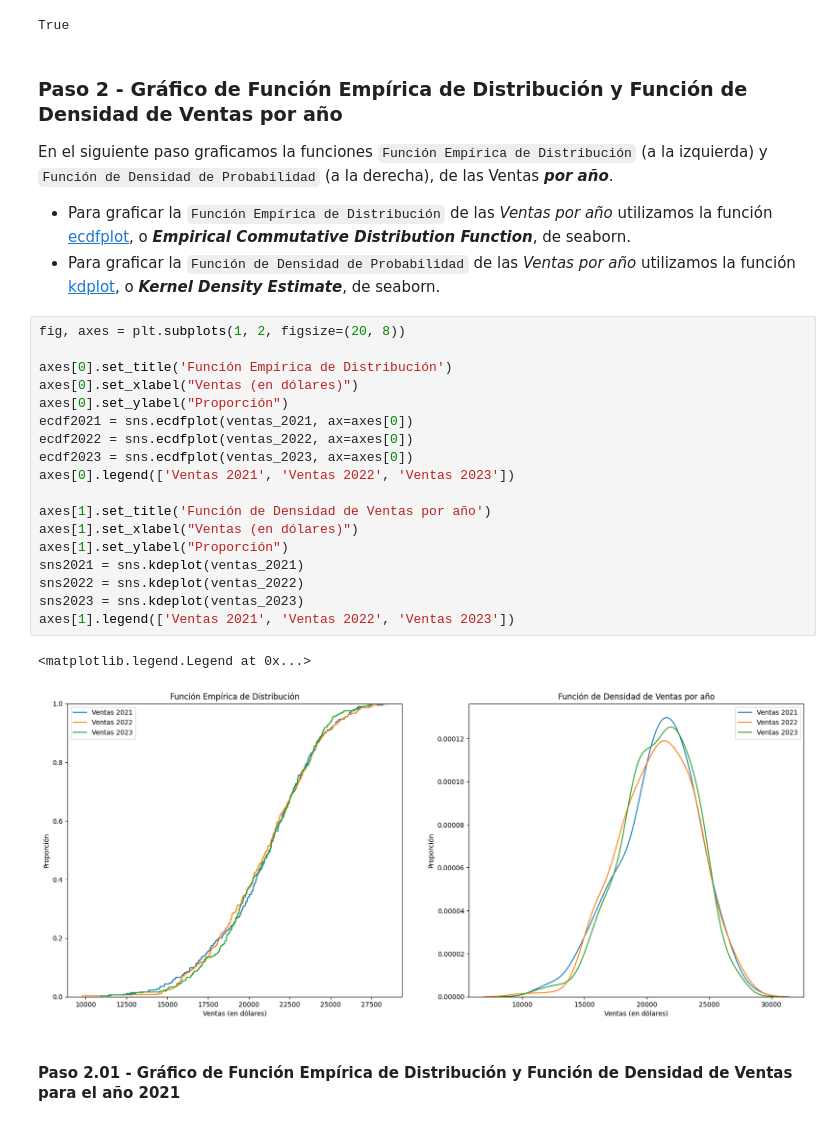
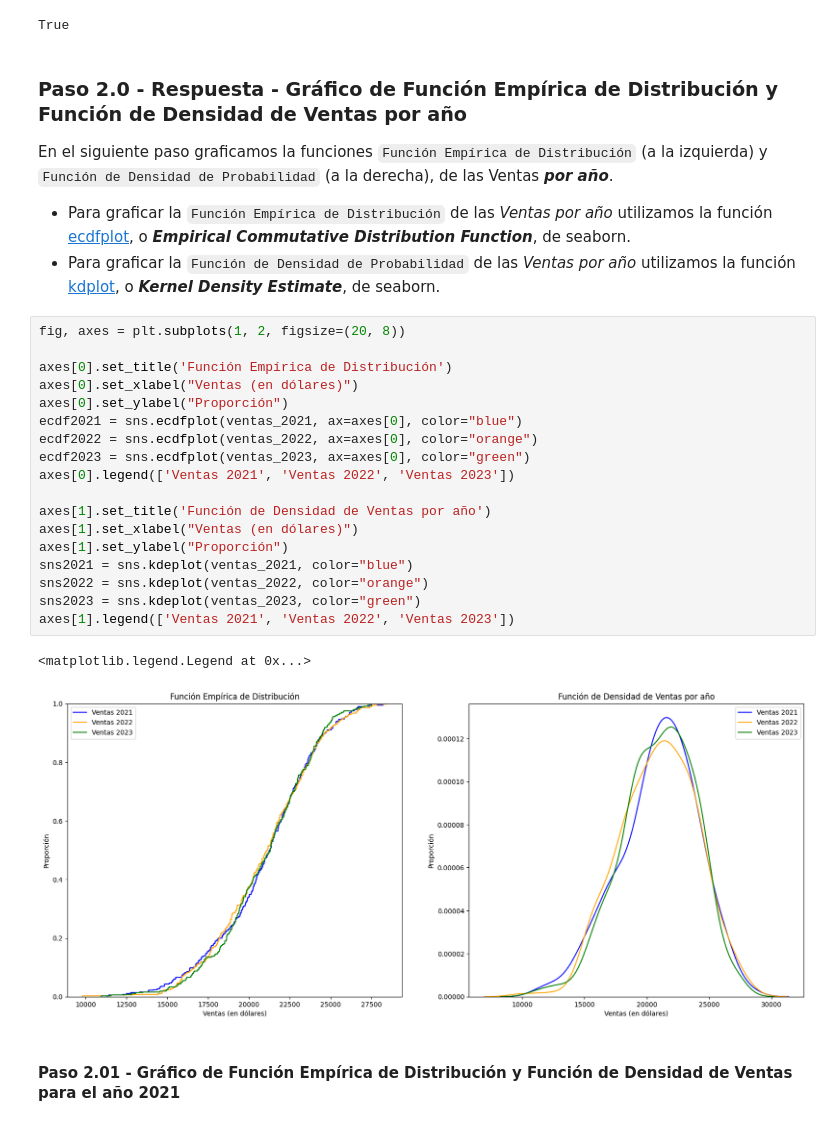
Before and after one commit to gasper-az/fiuba_probabilidad_y_estadistica, a Jupyter notebook: Exámenes/TP 01/Resolucion/Gaspar Acevedo Zain - Primer Examen - PEIA - 21Co2025.ipynb, the cells around one changed output. Drawn from its saved outputs; the diff is of its cells as text.

```diff
--- a/Exámenes/TP 01/Resolucion/Gaspar Acevedo Zain - Primer Examen - PEIA - 21Co2025.ipynb
+++ b/Exámenes/TP 01/Resolucion/Gaspar Acevedo Zain - Primer Examen - PEIA - 21Co2025.ipynb
@@ -476,7 +476,7 @@ len(ventas_totales) == (len(ventas_2021) + len(ventas_2022) + len(ventas_2023))
 # %% [output]
 True
 # %% [markdown]
-### Paso 2 - Gráfico de Función Empírica de Distribución y Función de Densidad de Ventas por año
+### Paso 2.0 - Respuesta - Gráfico de Función Empírica de Distribución y Función de Densidad de Ventas por año
 
 En el siguiente paso graficamos la funciones `Función Empírica de Distribución` (a la izquierda) y `Función de Densidad de Probabilidad` (a la derecha), de las Ventas ***por año***.
 
@@ -485,24 +485,24 @@ En el siguiente paso graficamos la funciones `Función Empírica de Distribució
 # %%
 fig, axes = plt.subplots(1, 2, figsize=(20, 8))
 
 axes[0].set_title('Función Empírica de Distribución')
 axes[0].set_xlabel("Ventas (en dólares)")
 axes[0].set_ylabel("Proporción")
-ecdf2021 = sns.ecdfplot(ventas_2021, ax=axes[0])
-ecdf2022 = sns.ecdfplot(ventas_2022, ax=axes[0])
-ecdf2023 = sns.ecdfplot(ventas_2023, ax=axes[0])
+ecdf2021 = sns.ecdfplot(ventas_2021, ax=axes[0], color="blue")
+ecdf2022 = sns.ecdfplot(ventas_2022, ax=axes[0], color="orange")
+ecdf2023 = sns.ecdfplot(ventas_2023, ax=axes[0], color="green")
 axes[0].legend(['Ventas 2021', 'Ventas 2022', 'Ventas 2023'])
 
 axes[1].set_title('Función de Densidad de Ventas por año')
 axes[1].set_xlabel("Ventas (en dólares)")
 axes[1].set_ylabel("Proporción")
-sns2021 = sns.kdeplot(ventas_2021)
-sns2022 = sns.kdeplot(ventas_2022)
-sns2023 = sns.kdeplot(ventas_2023)
+sns2021 = sns.kdeplot(ventas_2021, color="blue")
+sns2022 = sns.kdeplot(ventas_2022, color="orange")
+sns2023 = sns.kdeplot(ventas_2023, color="green")
 axes[1].legend(['Ventas 2021', 'Ventas 2022', 'Ventas 2023'])
 # %% [output]
 <matplotlib.legend.Legend at 0x...>
-[figure, old version]
+[figure, new version]
 # %% [markdown]
 #### Paso 2.01 - Gráfico de Función Empírica de Distribución y Función de Densidad de Ventas para el año 2021
 # %% [markdown]
```
Also changed, not shown: parts of 8 cells of this notebook.
